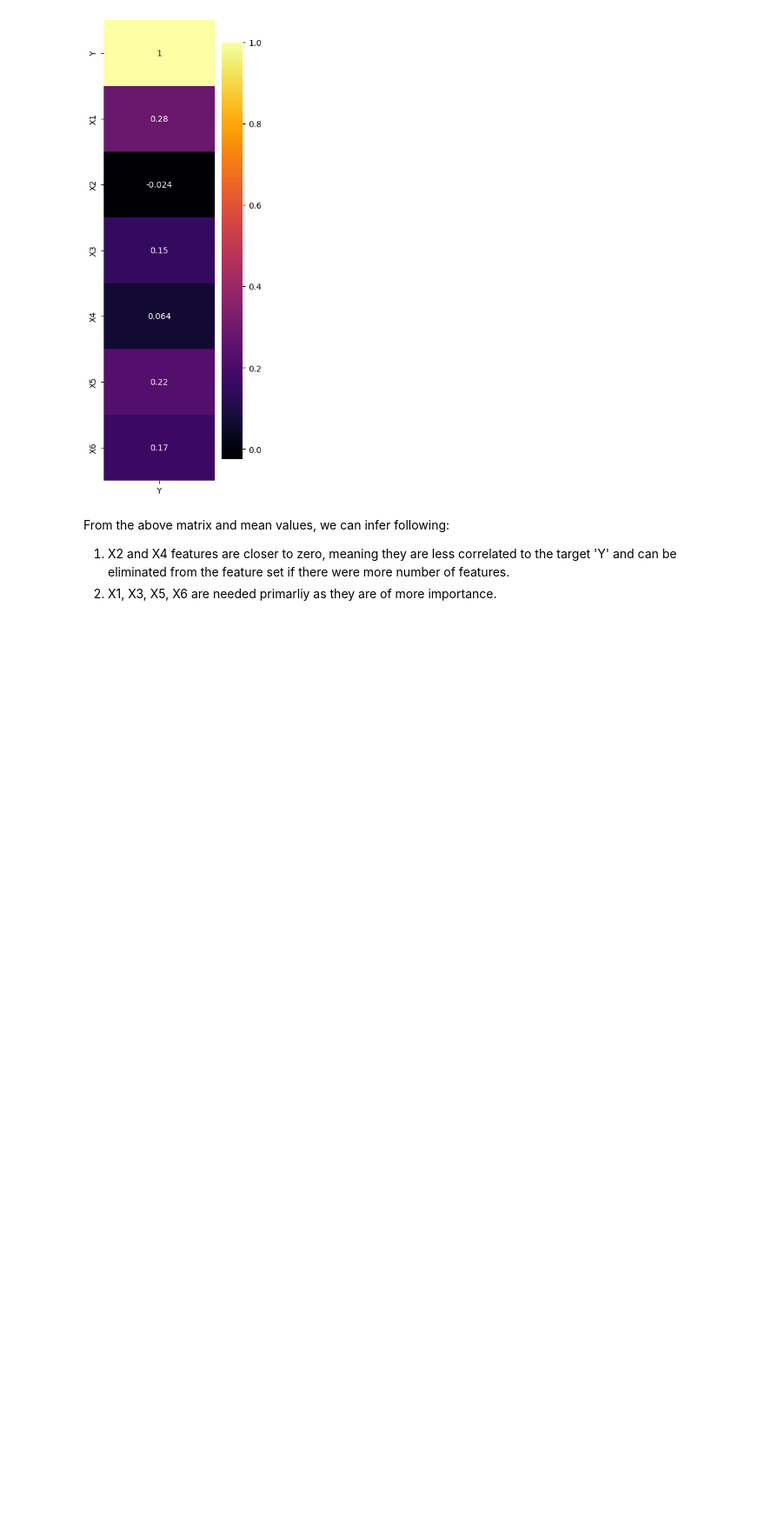
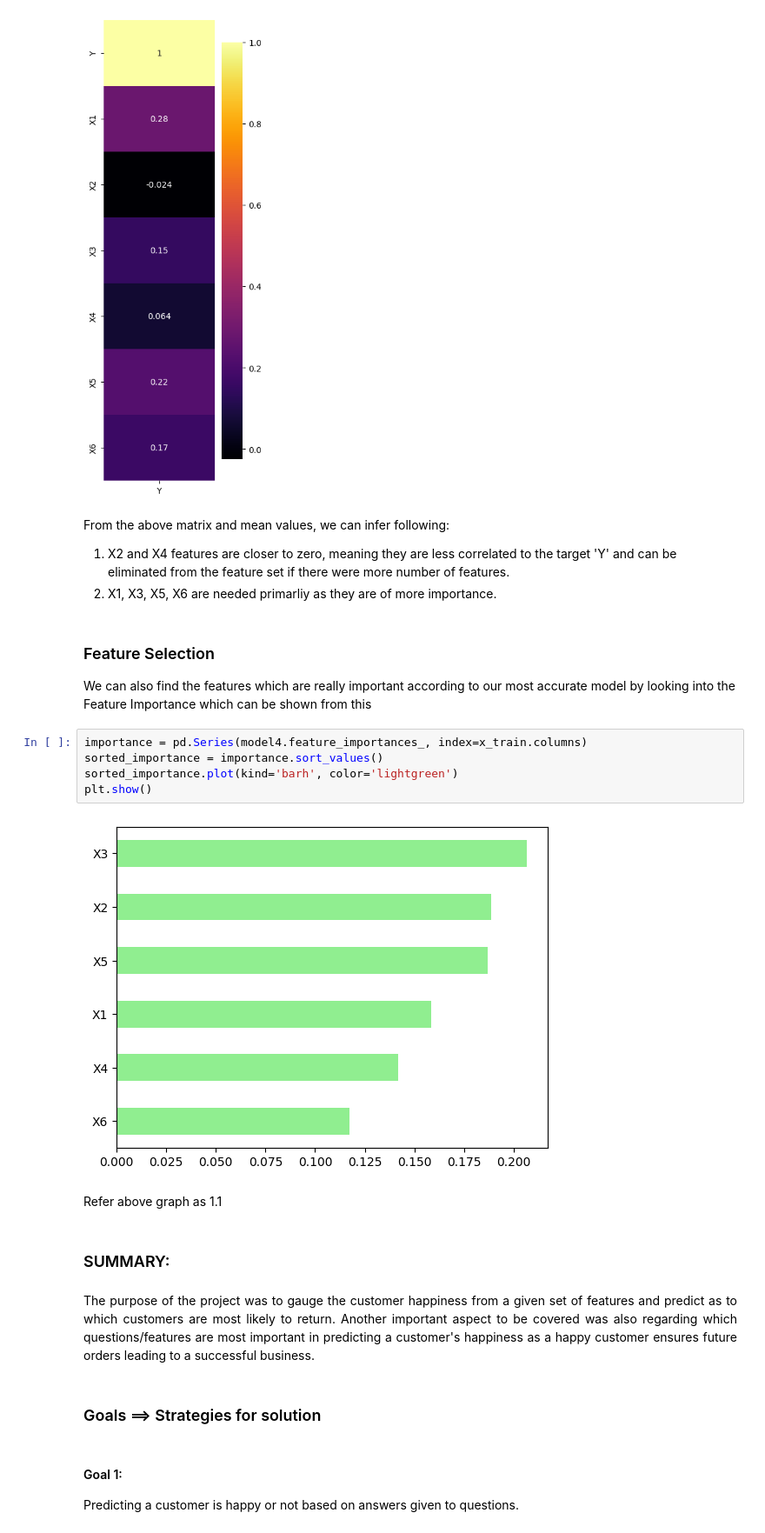
Before and after one commit to Charu21/Customer-Happiness-Detector, a Jupyter notebook: HappyCustomers.ipynb, the cells around one changed output. Shown at 87% size. Saved outputs shown, nothing was run; the diff lists cells and outputs as text; blank space fills up the shorter version.

Commit message:
remove extra cells and summary updated

```diff
--- a/HappyCustomers.ipynb
+++ b/HappyCustomers.ipynb
@@ -578,3 +548,27 @@ sns.heatmap(customers_df.corr()[['Y']], annot=True, cmap= 'inferno')
 From the above matrix and mean values, we can infer following:
 1) X2 and X4 features are closer to zero, meaning they are less correlated to the target 'Y' and can be eliminated from the feature set if there were more number of features.
 2) X1, X3, X5, X6 are needed primarliy as they are of more importance.
+# %% [markdown]
+### Feature Selection
+We can also find the features which are really important according to our most accurate model by looking into the Feature Importance which can be shown from this
+# %%
+importance = pd.Series(model4.feature_importances_, index=x_train.columns)
+sorted_importance = importance.sort_values()
+sorted_importance.plot(kind='barh', color='lightgreen')
+plt.show()
+# %% [output]
+[figure, added]
+# %% [markdown]
+Refer above graph as 1.1
+# %% [markdown]
+### SUMMARY:
+# %% [markdown]
+<p style='text-align: justify;'> The purpose of the project was to gauge the customer happiness from a given set of features
+and predict as to which customers are most likely to return. Another important aspect to be
+covered was also regarding which questions/features are most important in predicting a customer's
+    happiness as a happy customer ensures future orders leading to a successful business. </p>
+# %% [markdown]
+### Goals ==> Strategies for solution
+# %% [markdown]
+#### Goal 1:
+<p> Predicting a customer is happy or not based on answers given to questions. </p>
```
Also changed, not shown: parts of 14 cells of this notebook.
